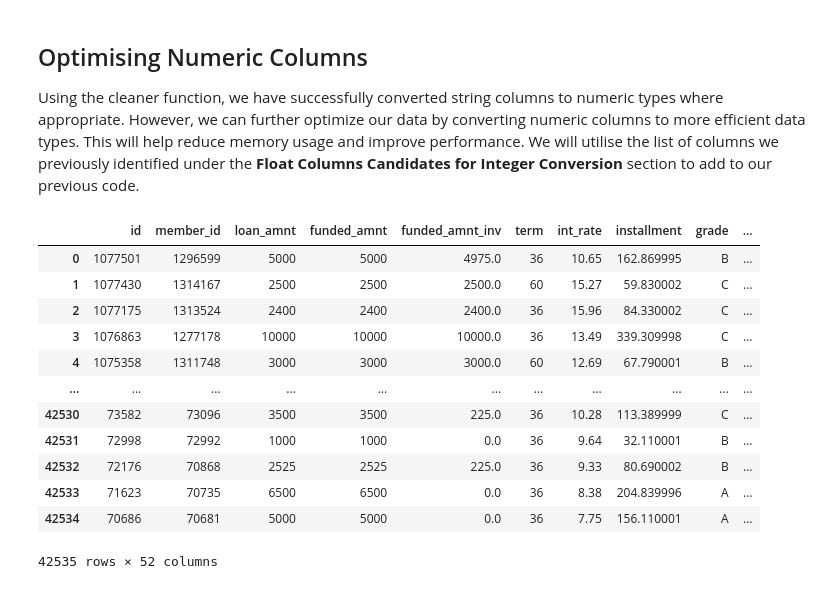
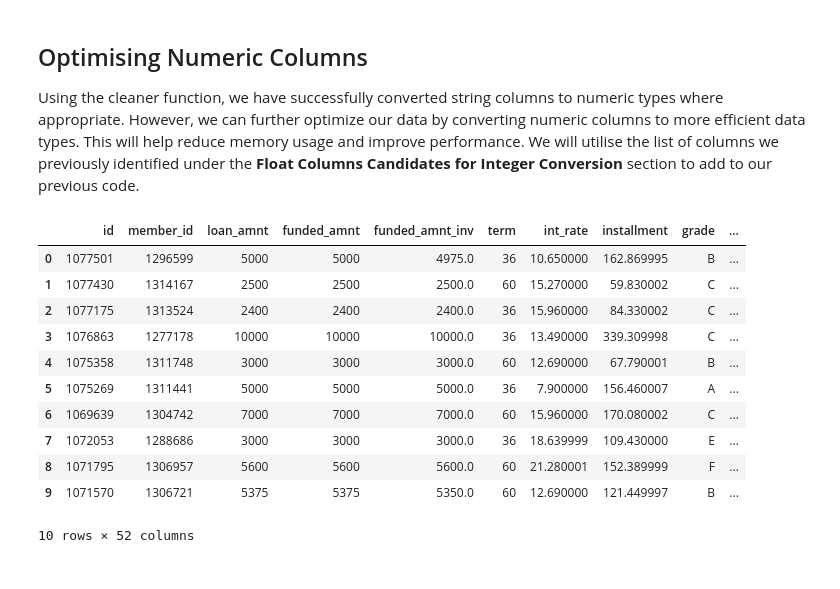
Before and after one commit to PuN3Y/portfolio, a Jupyter notebook: Loans Data/Loans Data.ipynb, the cells around one changed output. Drawn from its saved outputs; the diff is of its cells as text; code cells hidden in the pictures.

```diff
--- a/Loans Data/Loans Data.ipynb
+++ b/Loans Data/Loans Data.ipynb
@@ -461,43 +461,42 @@ def numeric_cleaner(chunk, plan):
     return chunk.astype({c: d for c, d in plan.items() if c in chunk.columns})
 
 def load_loans():
     stats = profile_numeric(pd.read_csv('loans_2007.csv',
                     chunksize=chunk_size,
                     skiprows=skip,
                     date_format='%b-%Y',
                     parse_dates=cdte_datetime,
                     dtype = cdte_categorisation
     ))
     plan = build_plan(stats)
 
     def clean(chunk):
         chunk = string_cleaner(chunk)
         return numeric_cleaner(chunk, plan)
 
     chunks = pd.read_csv('loans_2007.csv',
                     chunksize=chunk_size,
                     skiprows=skip,
                     date_format='%b-%Y',
                     parse_dates=cdte_datetime,
                     dtype = cdte_categorisation
     )
     df = pd.concat((clean(c) for c in chunks), ignore_index=True)
 
     return df
 
 loans_df = load_loans()
-loans_df
+loans_df.head(10)
 # %% [output]
 |  | id | member_id | loan_amnt | funded_amnt | funded_amnt_inv | term | int_rate | installment | grade | ... |
-| 0 | 1077501 | 1296599 | 5000 | 5000 | 4975.0 | 36 | 10.65 | 162.869995 | B | ... |
-| 1 | 1077430 | 1314167 | 2500 | 2500 | 2500.0 | 60 | 15.27 | 59.830002 | C | ... |
-| 2 | 1077175 | 1313524 | 2400 | 2400 | 2400.0 | 36 | 15.96 | 84.330002 | C | ... |
-| 3 | 1076863 | 1277178 | 10000 | 10000 | 10000.0 | 36 | 13.49 | 339.309998 | C | ... |
-| 4 | 1075358 | 1311748 | 3000 | 3000 | 3000.0 | 60 | 12.69 | 67.790001 | B | ... |
-| ... | ... | ... | ... | ... | ... | ... | ... | ... | ... | ... |
-| 42530 | 73582 | 73096 | 3500 | 3500 | 225.0 | 36 | 10.28 | 113.389999 | C | ... |
-| 42531 | 72998 | 72992 | 1000 | 1000 | 0.0 | 36 | 9.64 | 32.110001 | B | ... |
-| 42532 | 72176 | 70868 | 2525 | 2525 | 225.0 | 36 | 9.33 | 80.690002 | B | ... |
-| 42533 | 71623 | 70735 | 6500 | 6500 | 0.0 | 36 | 8.38 | 204.839996 | A | ... |
-| 42534 | 70686 | 70681 | 5000 | 5000 | 0.0 | 36 | 7.75 | 156.110001 | A | ... |
+| 0 | 1077501 | 1296599 | 5000 | 5000 | 4975.0 | 36 | 10.650000 | 162.869995 | B | ... |
+| 1 | 1077430 | 1314167 | 2500 | 2500 | 2500.0 | 60 | 15.270000 | 59.830002 | C | ... |
+| 2 | 1077175 | 1313524 | 2400 | 2400 | 2400.0 | 36 | 15.960000 | 84.330002 | C | ... |
+| 3 | 1076863 | 1277178 | 10000 | 10000 | 10000.0 | 36 | 13.490000 | 339.309998 | C | ... |
+| 4 | 1075358 | 1311748 | 3000 | 3000 | 3000.0 | 60 | 12.690000 | 67.790001 | B | ... |
+| 5 | 1075269 | 1311441 | 5000 | 5000 | 5000.0 | 36 | 7.900000 | 156.460007 | A | ... |
+| 6 | 1069639 | 1304742 | 7000 | 7000 | 7000.0 | 60 | 15.960000 | 170.080002 | C | ... |
+| 7 | 1072053 | 1288686 | 3000 | 3000 | 3000.0 | 36 | 18.639999 | 109.430000 | E | ... |
+| 8 | 1071795 | 1306957 | 5600 | 5600 | 5600.0 | 60 | 21.280001 | 152.389999 | F | ... |
+| 9 | 1071570 | 1306721 | 5375 | 5375 | 5350.0 | 60 | 12.690000 | 121.449997 | B | ... |
-42535 rows × 52 columns
+10 rows × 52 columns
```
Also changed, not shown: parts of 3 cells of this notebook.
